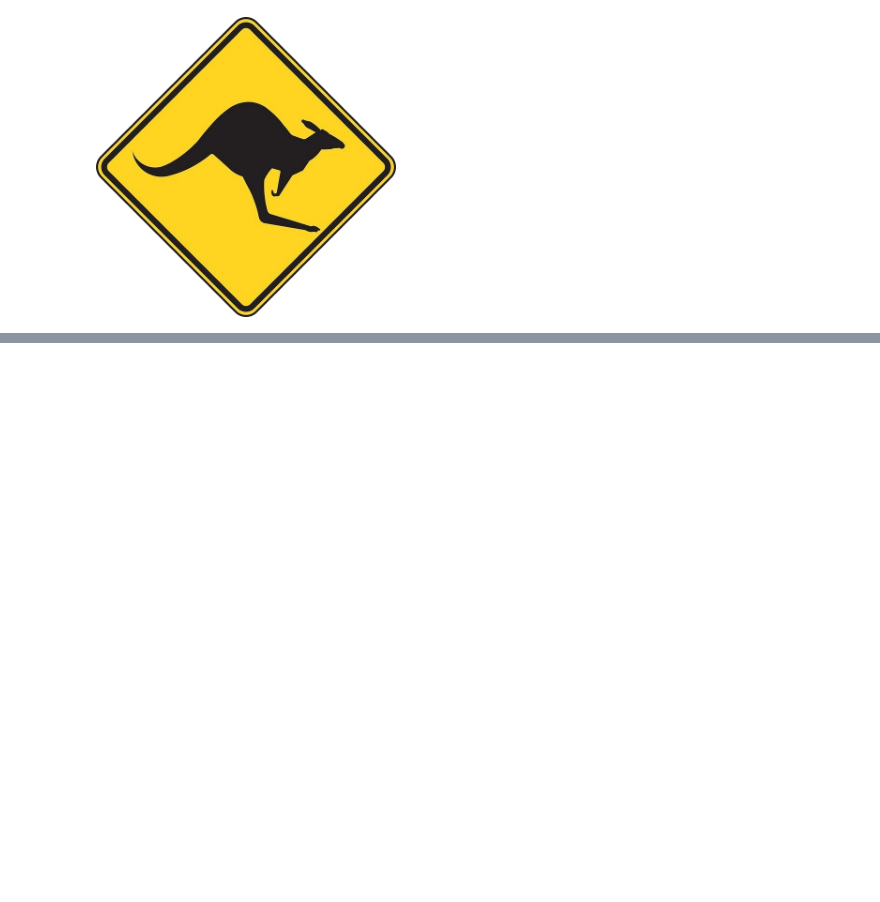
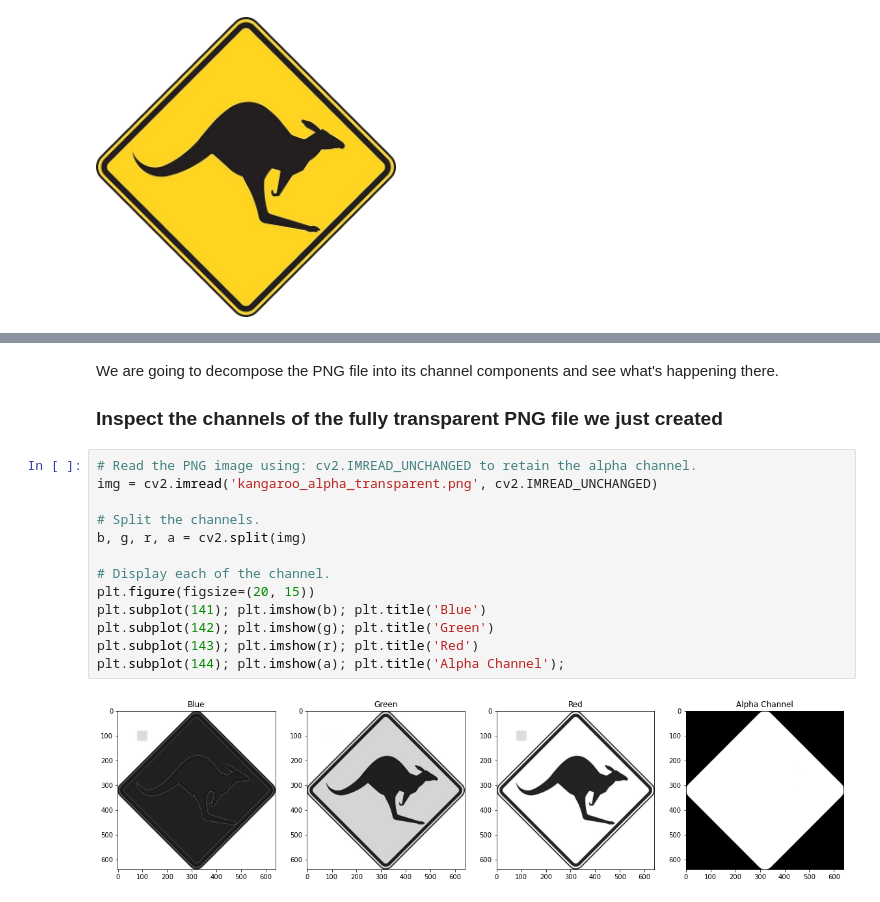
Before and after one commit to saulyaguana/AlphaChannel, a Jupyter notebook: AlphaChannel.ipynb, the cells around one changed output, grey strips where cells are left out. Saved outputs shown, nothing was run; the diff lists cells and outputs as text; blank space fills up the shorter version.

```diff
--- a/AlphaChannel.ipynb
+++ b/AlphaChannel.ipynb
@@ -114,0 +134,19 @@ Image(filename='kangaroo_alpha_transparent.png', width=300)
+# %% [markdown]
+We are going to decompose the PNG file into its channel components and see what's happening there.
+
+### Inspect the channels of the fully transparent PNG file we just created
+# %%
+# Read the PNG image using: cv2.IMREAD_UNCHANGED to retain the alpha channel.
+img = cv2.imread('kangaroo_alpha_transparent.png', cv2.IMREAD_UNCHANGED)
+
+# Split the channels.
+b, g, r, a = cv2.split(img)
+
+# Display each of the channel.
+plt.figure(figsize=(20, 15))
+plt.subplot(141); plt.imshow(b); plt.title('Blue')
+plt.subplot(142); plt.imshow(g); plt.title('Green')
+plt.subplot(143); plt.imshow(r); plt.title('Red')
+plt.subplot(144); plt.imshow(a); plt.title('Alpha Channel');
+# %% [output]
+[figure, added]
```
Also changed, not shown: parts of 2 cells of this notebook, 1 other file.
